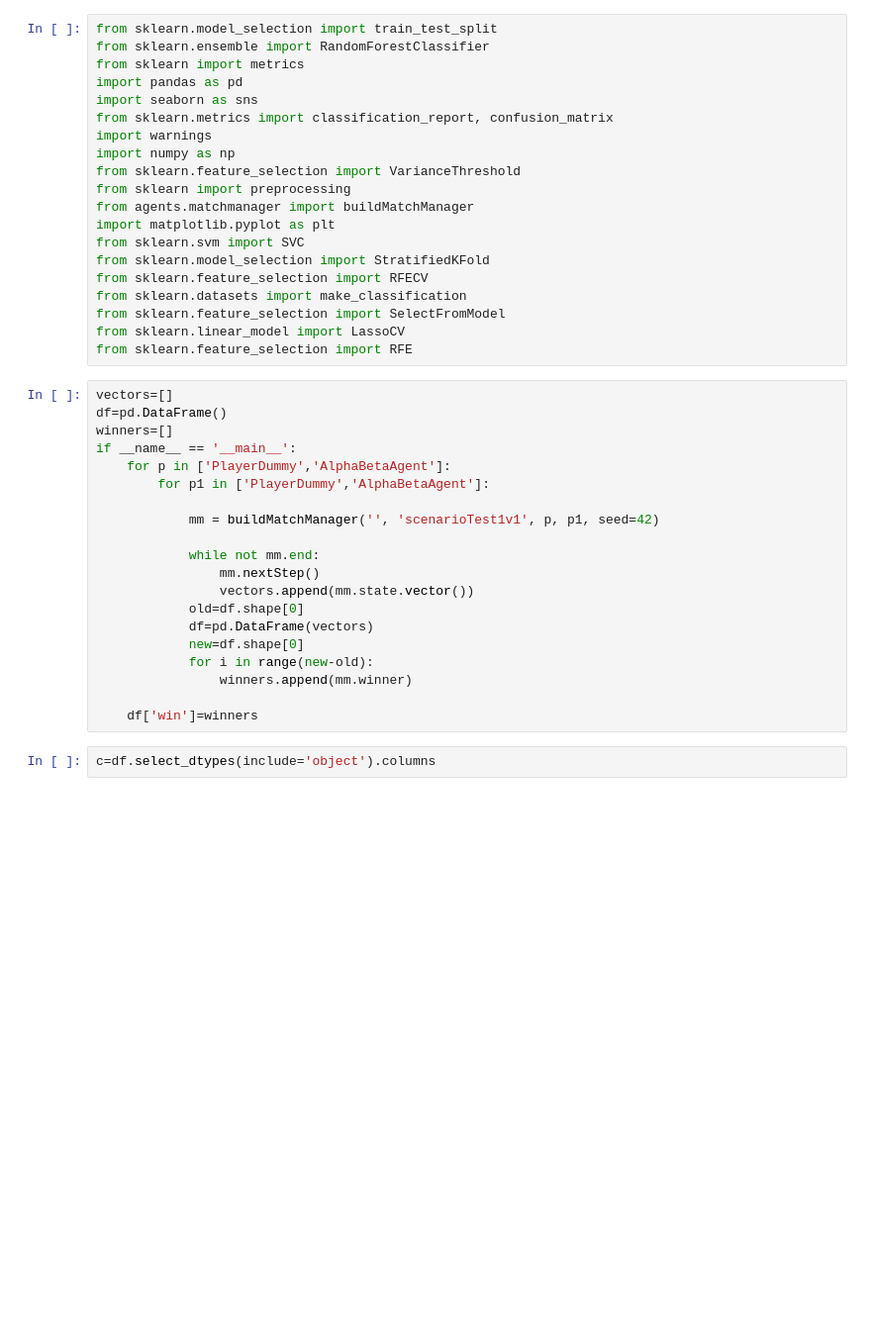
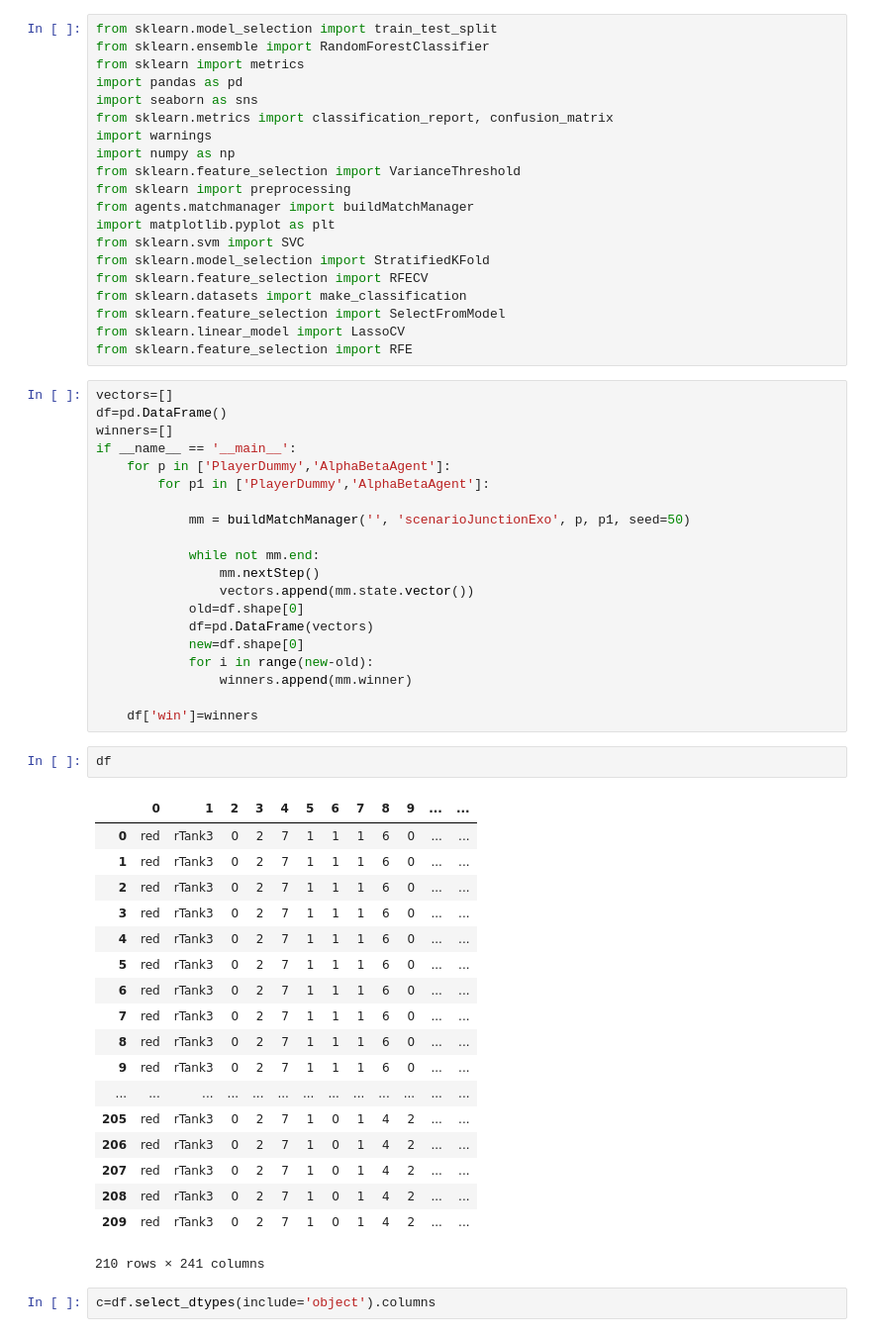
Before and after one commit to IDSIA/NewTechnoWar, a Jupyter notebook: code/NotebookPresentazione.ipynb, the cells around one changed output. Shown: that part at 99% size. Cells and saved outputs as stored; diff of their text form; blank space fills up the shorter version.

```diff
--- a/code/NotebookPresentazione.ipynb
+++ b/code/NotebookPresentazione.ipynb
@@ -26,7 +26,7 @@ if __name__ == '__main__':
     for p in ['PlayerDummy','AlphaBetaAgent']:
         for p1 in ['PlayerDummy','AlphaBetaAgent']:
 
-            mm = buildMatchManager('', 'scenarioTest1v1', p, p1, seed=42)
+            mm = buildMatchManager('', 'scenarioJunctionExo', p, p1, seed=50)
 
             while not mm.end:
                 mm.nextStep()
@@ -38,6 +38,27 @@ if __name__ == '__main__':
                 winners.append(mm.winner)
 
     df['win']=winners
+# %%
+df
+# %% [output]
+|  | 0 | 1 | 2 | 3 | 4 | 5 | 6 | 7 | 8 | 9 | ... | ... |
+| 0 | red | rTank3 | 0 | 2 | 7 | 1 | 1 | 1 | 6 | 0 | ... | ... |
+| 1 | red | rTank3 | 0 | 2 | 7 | 1 | 1 | 1 | 6 | 0 | ... | ... |
+| 2 | red | rTank3 | 0 | 2 | 7 | 1 | 1 | 1 | 6 | 0 | ... | ... |
+| 3 | red | rTank3 | 0 | 2 | 7 | 1 | 1 | 1 | 6 | 0 | ... | ... |
+| 4 | red | rTank3 | 0 | 2 | 7 | 1 | 1 | 1 | 6 | 0 | ... | ... |
+| 5 | red | rTank3 | 0 | 2 | 7 | 1 | 1 | 1 | 6 | 0 | ... | ... |
+| 6 | red | rTank3 | 0 | 2 | 7 | 1 | 1 | 1 | 6 | 0 | ... | ... |
+| 7 | red | rTank3 | 0 | 2 | 7 | 1 | 1 | 1 | 6 | 0 | ... | ... |
+| 8 | red | rTank3 | 0 | 2 | 7 | 1 | 1 | 1 | 6 | 0 | ... | ... |
+| 9 | red | rTank3 | 0 | 2 | 7 | 1 | 1 | 1 | 6 | 0 | ... | ... |
+| ... | ... | ... | ... | ... | ... | ... | ... | ... | ... | ... | ... | ... |
+| 205 | red | rTank3 | 0 | 2 | 7 | 1 | 0 | 1 | 4 | 2 | ... | ... |
+| 206 | red | rTank3 | 0 | 2 | 7 | 1 | 0 | 1 | 4 | 2 | ... | ... |
+| 207 | red | rTank3 | 0 | 2 | 7 | 1 | 0 | 1 | 4 | 2 | ... | ... |
+| 208 | red | rTank3 | 0 | 2 | 7 | 1 | 0 | 1 | 4 | 2 | ... | ... |
+| 209 | red | rTank3 | 0 | 2 | 7 | 1 | 0 | 1 | 4 | 2 | ... | ... |
+210 rows × 241 columns
 # %%
 c=df.select_dtypes(include='object').columns
 # %%
```
Also changed, not shown: parts of 7 cells of this notebook, 1 other file.
